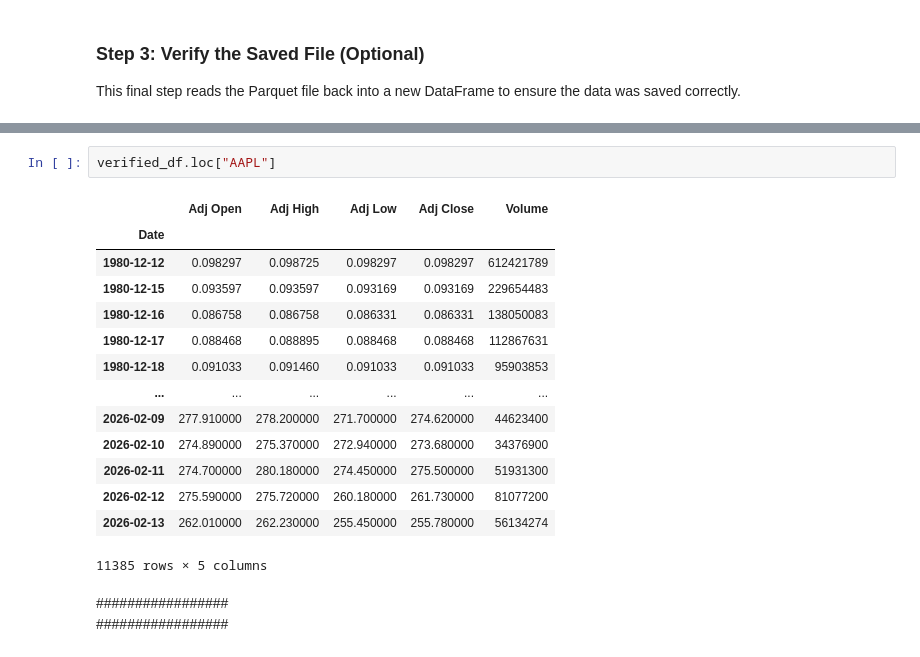
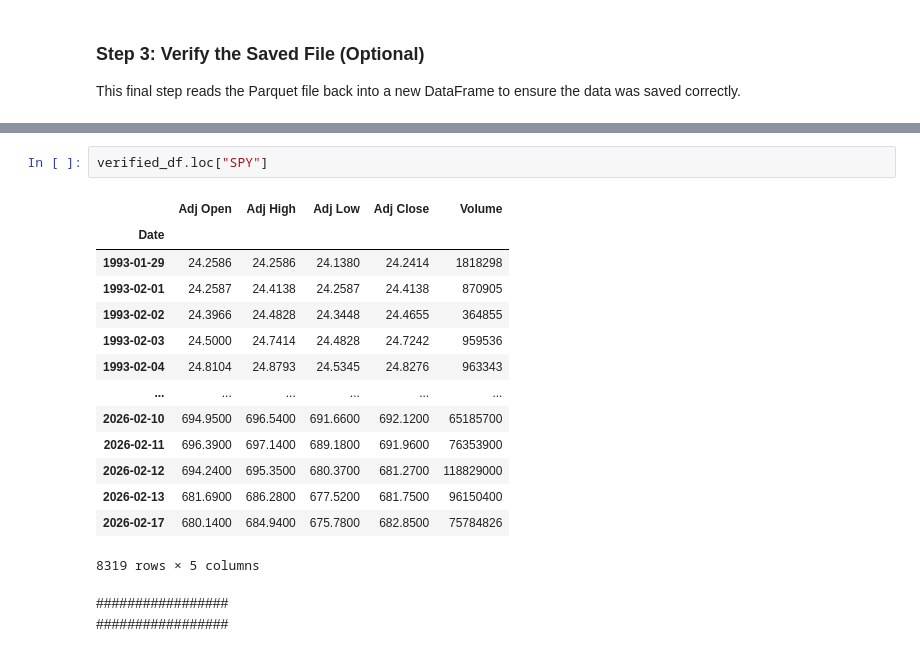
Before and after one commit to pympk/py311, a Jupyter notebook: stocks/notebooks_mean_reversion/py0__get_yloader_OHLCV_data_v5.ipynb, the cells around one changed output, grey strips where cells are left out. Saved outputs shown, nothing was run; the diff lists cells and outputs as text.

```diff
--- a/stocks/notebooks_mean_reversion/py0__get_yloader_OHLCV_data_v5.ipynb
+++ b/stocks/notebooks_mean_reversion/py0__get_yloader_OHLCV_data_v5.ipynb
@@ -384,20 +384,20 @@ Verification successful! File read back into memory.
 # %%
-verified_df.loc["AAPL"]
+verified_df.loc["SPY"]
 # %% [output]
 |  | Adj Open | Adj High | Adj Low | Adj Close | Volume |
 | Date |  |  |  |  |  |
-| 1980-12-12 | 0.098297 | 0.098725 | 0.098297 | 0.098297 | 612421789 |
-| 1980-12-15 | 0.093597 | 0.093597 | 0.093169 | 0.093169 | 229654483 |
-| 1980-12-16 | 0.086758 | 0.086758 | 0.086331 | 0.086331 | 138050083 |
-| 1980-12-17 | 0.088468 | 0.088895 | 0.088468 | 0.088468 | 112867631 |
-| 1980-12-18 | 0.091033 | 0.091460 | 0.091033 | 0.091033 | 95903853 |
+| 1993-01-29 | 24.2586 | 24.2586 | 24.1380 | 24.2414 | 1818298 |
+| 1993-02-01 | 24.2587 | 24.4138 | 24.2587 | 24.4138 | 870905 |
+| 1993-02-02 | 24.3966 | 24.4828 | 24.3448 | 24.4655 | 364855 |
+| 1993-02-03 | 24.5000 | 24.7414 | 24.4828 | 24.7242 | 959536 |
+| 1993-02-04 | 24.8104 | 24.8793 | 24.5345 | 24.8276 | 963343 |
 | ... | ... | ... | ... | ... | ... |
-| 2026-02-09 | 277.910000 | 278.200000 | 271.700000 | 274.620000 | 44623400 |
-| 2026-02-10 | 274.890000 | 275.370000 | 272.940000 | 273.680000 | 34376900 |
-| 2026-02-11 | 274.700000 | 280.180000 | 274.450000 | 275.500000 | 51931300 |
-| 2026-02-12 | 275.590000 | 275.720000 | 260.180000 | 261.730000 | 81077200 |
-| 2026-02-13 | 262.010000 | 262.230000 | 255.450000 | 255.780000 | 56134274 |
+| 2026-02-10 | 694.9500 | 696.5400 | 691.6600 | 692.1200 | 65185700 |
+| 2026-02-11 | 696.3900 | 697.1400 | 689.1800 | 691.9600 | 76353900 |
+| 2026-02-12 | 694.2400 | 695.3500 | 680.3700 | 681.2700 | 118829000 |
+| 2026-02-13 | 681.6900 | 686.2800 | 677.5200 | 681.7500 | 96150400 |
+| 2026-02-17 | 680.1400 | 684.9400 | 675.7800 | 682.8500 | 75784826 |
-11385 rows × 5 columns
+8319 rows × 5 columns
 # %% [markdown]
 #################
 #################
```
Also changed, not shown: parts of 2 cells of this notebook, 16 other files.
